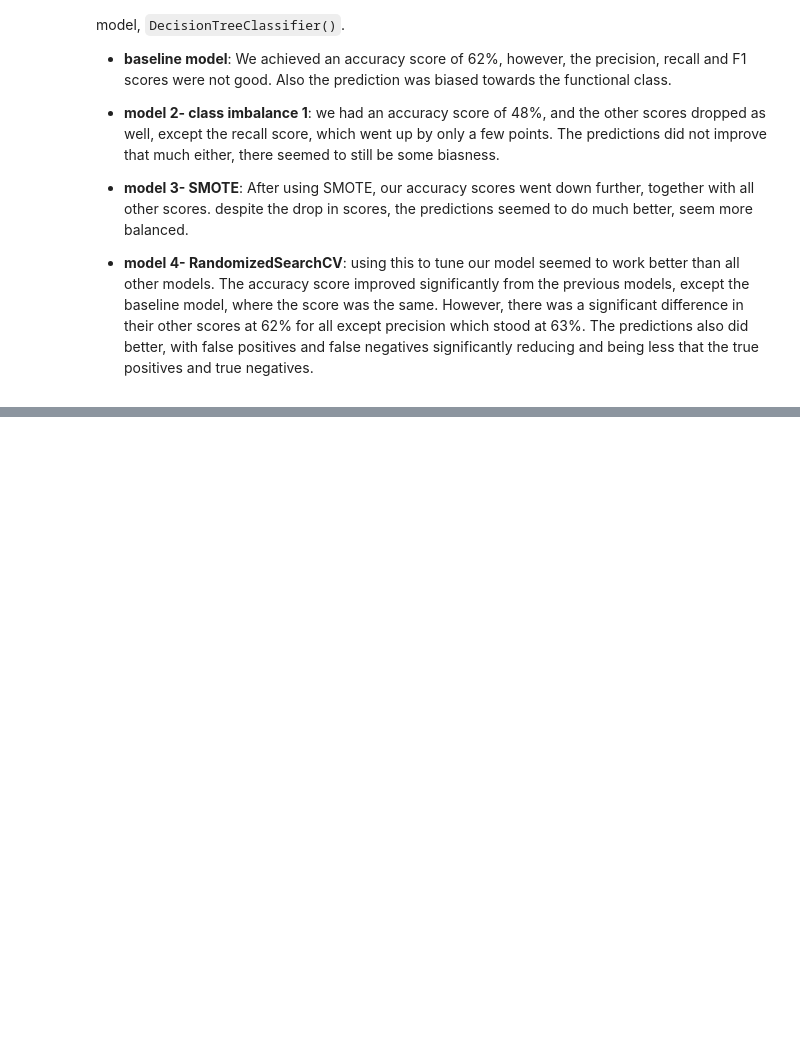
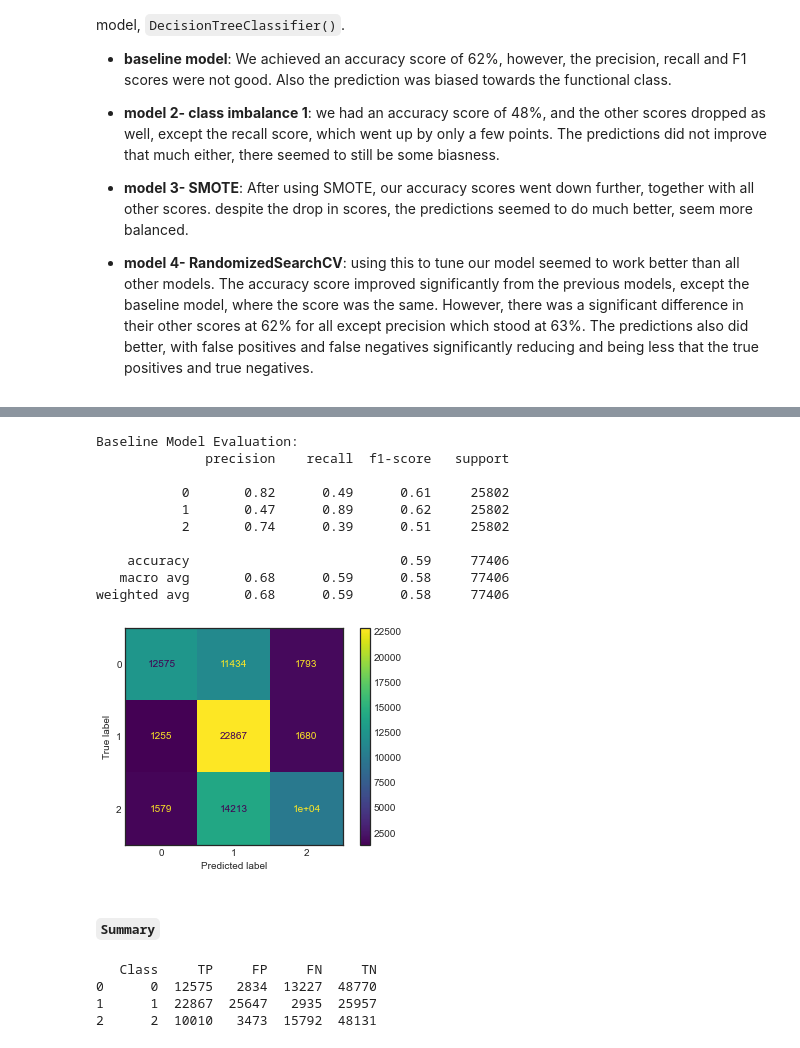
Before and after one commit to Assesa44/Tanzania-Wells-Functionality-Predictions, a Jupyter notebook: Notebooks/wells_analysis.ipynb, the cells around one changed output, grey strips where cells are left out. Drawn from its saved outputs; the diff is of its cells as text; code cells hidden in the pictures; blank space fills up the shorter version.

```diff
--- a/Notebooks/wells_analysis.ipynb
+++ b/Notebooks/wells_analysis.ipynb
@@ -1529,0 +1706,56 @@ After 4 iterations of the `LogisticRegression()` models, we are switching to ano
+# %%
+# Apply SMOTE on the training set
+smote = SMOTE(random_state=42)
+X_dt_resampled, y_dt_resampled = smote.fit_resample(X_dtree, y_dtree)
+
+# Train and fit the SMOTE model
+dt = DecisionTreeClassifier(criterion= 'entropy', max_depth= 5, random_state= 42).fit(X_dt_resampled, y_dt_resampled)
+
+# Create a predicted y
+y_pred = dt.predict(X_dt_resampled)
+
+# Print model evaluation
+print('Baseline Model Evaluation:')
+print(classification_report(y_dt_resampled, y_pred))
+
+conf_matrix = confusion_matrix(y_dt_resampled, y_pred)
+plt.style.use('seaborn-white')
+disp = ConfusionMatrixDisplay(conf_matrix)
+disp.plot();
+# %% [output]
+Baseline Model Evaluation:
+              precision    recall  f1-score   support
+
+           0       0.82      0.49      0.61     25802
+           1       0.47      0.89      0.62     25802
+           2       0.74      0.39      0.51     25802
+
+    accuracy                           0.59     77406
+   macro avg       0.68      0.59      0.58     77406
+weighted avg       0.68      0.59      0.58     77406
+[figure, added]
+# %% [markdown]
+##### `Summary`
+# %%
+# Classes (in order)
+labels = [0, 1, 2]
+cm = confusion_matrix(y_dt_resampled, y_pred, labels=labels)
+
+# TP, FP, FN, TN
+results = []
+total = cm.sum()
+
+for i, label in enumerate(labels):
+    TP = cm[i, i]
+    FP = cm[:, i].sum() - TP
+    FN = cm[i, :].sum() - TP
+    TN = total - TP - FP - FN
+    results.append([label, TP, FP, FN, TN])
+
+df_results = pd.DataFrame(results, columns=["Class", "TP", "FP", "FN", "TN"])
+print(df_results)
+# %% [output]
+   Class     TP     FP     FN     TN
+0      0  12575   2834  13227  48770
+1      1  22867  25647   2935  25957
+2      2  10010   3473  15792  48131
```
Also changed, not shown: parts of 13 cells of this notebook.
